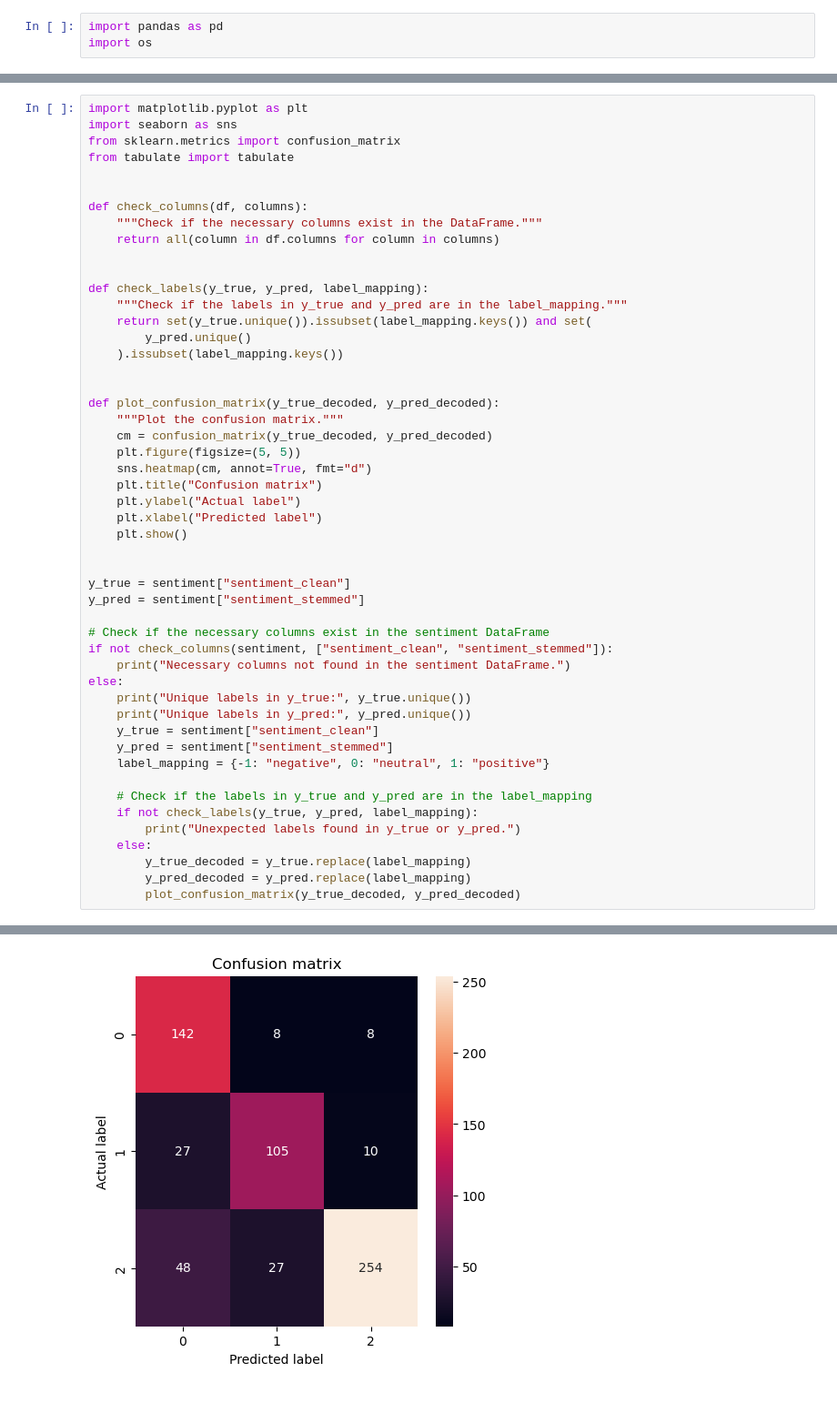
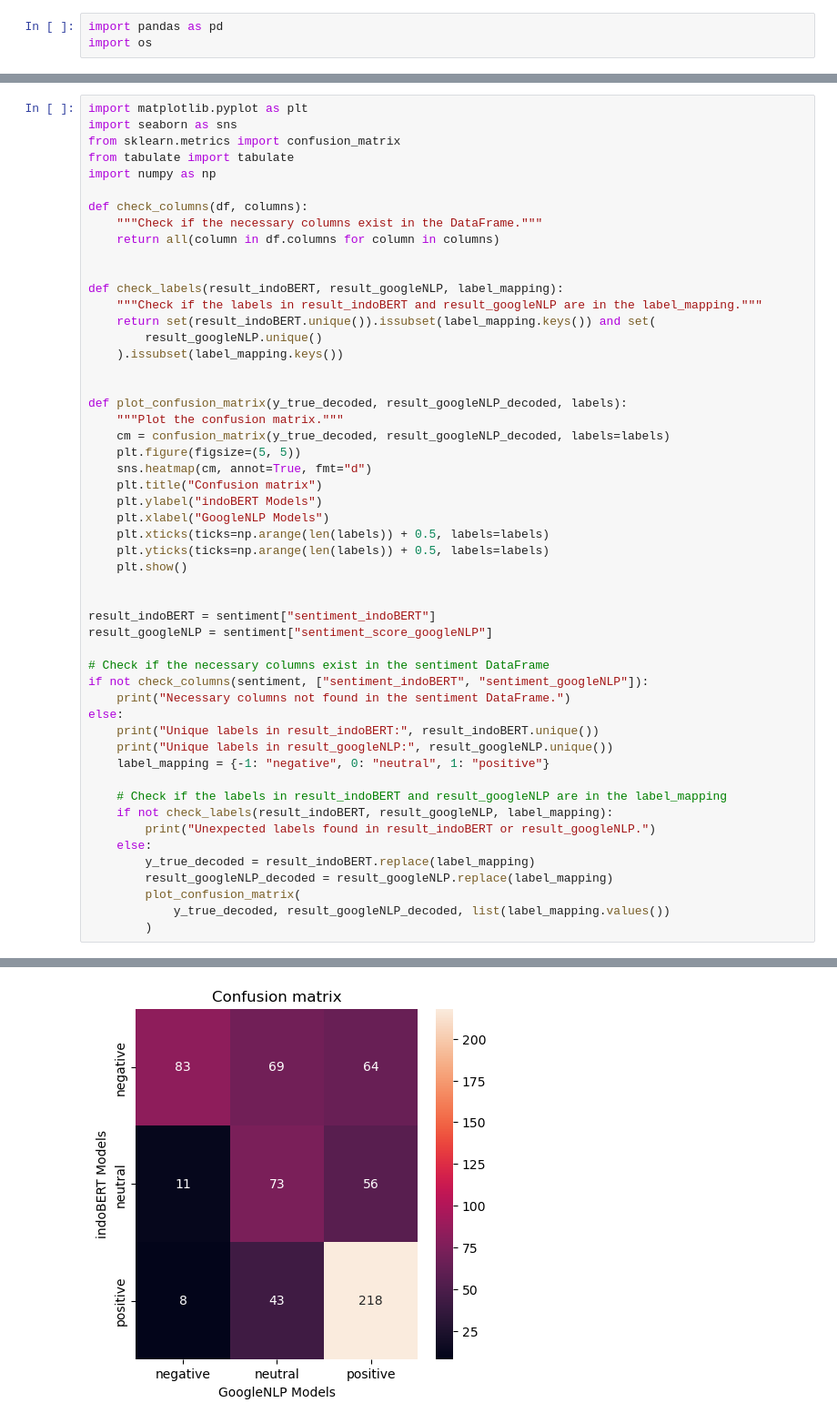
Before and after one commit to teknologi-pendidikan/research-sentimentanalysis, a Jupyter notebook: analysis_model_performance.ipynb, the cells around one changed output, grey strips where cells are left out. Shown at 91% size. Drawn from its saved outputs; the diff is of its cells as text.

```diff
--- a/analysis_model_performance.ipynb
+++ b/analysis_model_performance.ipynb
@@ -75,49 +109,51 @@ import matplotlib.pyplot as plt
 import seaborn as sns
 from sklearn.metrics import confusion_matrix
 from tabulate import tabulate
-
+import numpy as np
 
 def check_columns(df, columns):
     """Check if the necessary columns exist in the DataFrame."""
     return all(column in df.columns for column in columns)
 
 
-def check_labels(y_true, y_pred, label_mapping):
-    """Check if the labels in y_true and y_pred are in the label_mapping."""
-    return set(y_true.unique()).issubset(label_mapping.keys()) and set(
-        y_pred.unique()
+def check_labels(result_indoBERT, result_googleNLP, label_mapping):
+    """Check if the labels in result_indoBERT and result_googleNLP are in the label_mapping."""
+    return set(result_indoBERT.unique()).issubset(label_mapping.keys()) and set(
+        result_googleNLP.unique()
     ).issubset(label_mapping.keys())
 
 
-def plot_confusion_matrix(y_true_decoded, y_pred_decoded):
+def plot_confusion_matrix(y_true_decoded, result_googleNLP_decoded, labels):
     """Plot the confusion matrix."""
-    cm = confusion_matrix(y_true_decoded, y_pred_decoded)
+    cm = confusion_matrix(y_true_decoded, result_googleNLP_decoded, labels=labels)
     plt.figure(figsize=(5, 5))
     sns.heatmap(cm, annot=True, fmt="d")
     plt.title("Confusion matrix")
-    plt.ylabel("Actual label")
-    plt.xlabel("Predicted label")
+    plt.ylabel("indoBERT Models")
+    plt.xlabel("GoogleNLP Models")
+    plt.xticks(ticks=np.arange(len(labels)) + 0.5, labels=labels)
+    plt.yticks(ticks=np.arange(len(labels)) + 0.5, labels=labels)
     plt.show()
 
 
-y_true = sentiment["sentiment_clean"]
-y_pred = sentiment["sentiment_stemmed"]
+result_indoBERT = sentiment["sentiment_indoBERT"]
+result_googleNLP = sentiment["sentiment_score_googleNLP"]
 
 # Check if the necessary columns exist in the sentiment DataFrame
-if not check_columns(sentiment, ["sentiment_clean", "sentiment_stemmed"]):
+if not check_columns(sentiment, ["sentiment_indoBERT", "sentiment_googleNLP"]):
     print("Necessary columns not found in the sentiment DataFrame.")
 else:
-    print("Unique labels in y_true:", y_true.unique())
-    print("Unique labels in y_pred:", y_pred.unique())
-    y_true = sentiment["sentiment_clean"]
-    y_pred = sentiment["sentiment_stemmed"]
+    print("Unique labels in result_indoBERT:", result_indoBERT.unique())
+    print("Unique labels in result_googleNLP:", result_googleNLP.unique())
     label_mapping = {-1: "negative", 0: "neutral", 1: "positive"}
 
-    # Check if the labels in y_true and y_pred are in the label_mapping
-    if not check_labels(y_true, y_pred, label_mapping):
-        print("Unexpected labels found in y_true or y_pred.")
+    # Check if the labels in result_indoBERT and result_googleNLP are in the label_mapping
+    if not check_labels(result_indoBERT, result_googleNLP, label_mapping):
+        print("Unexpected labels found in result_indoBERT or result_googleNLP.")
     else:
-        y_true_decoded = y_true.replace(label_mapping)
-        y_pred_decoded = y_pred.replace(label_mapping)
-        plot_confusion_matrix(y_true_decoded, y_pred_decoded)
+        y_true_decoded = result_indoBERT.replace(label_mapping)
+        result_googleNLP_decoded = result_googleNLP.replace(label_mapping)
+        plot_confusion_matrix(
+            y_true_decoded, result_googleNLP_decoded, list(label_mapping.values())
+        )
 # %% [output]
@@ -126 +162 @@ Unique labels in y_pred: [-1  0  1]
-[figure, old version]
+[figure, new version]
```
Also changed, not shown: parts of 7 cells of this notebook, 3 other files.
